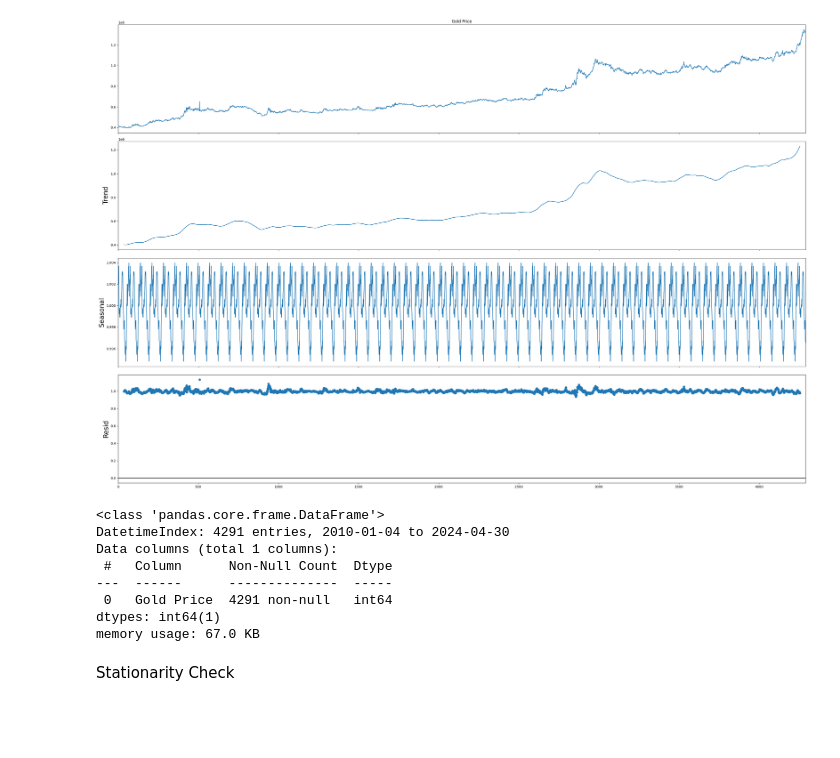
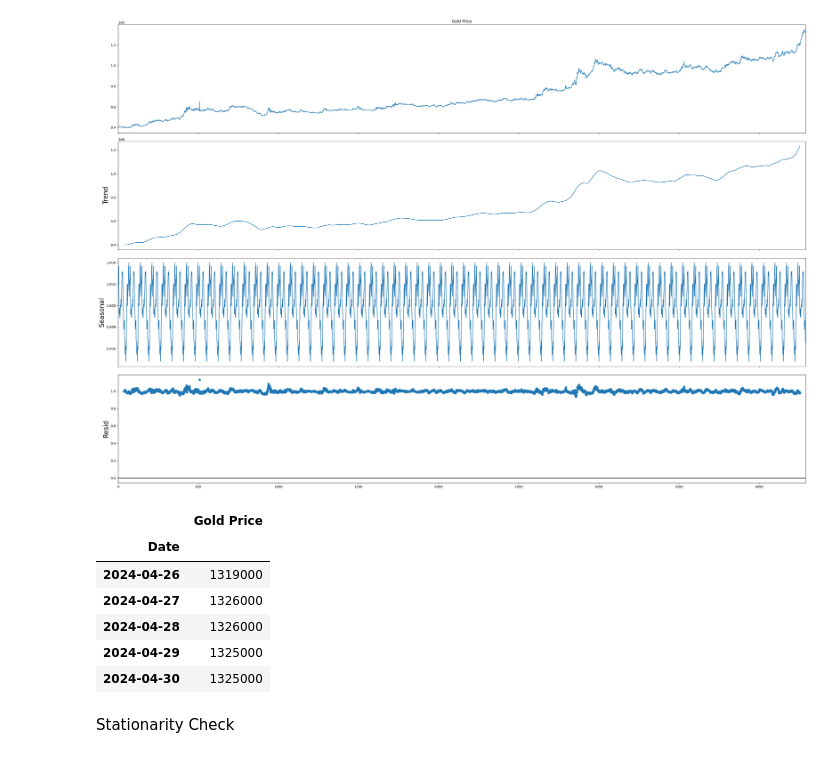
Before and after one commit to fahmiam2/antam-gold-forecasting, a Jupyter notebook: exploratory-data-analysis/notebooks/NB2_Initial_Exploration_Daily.ipynb, the cells around one changed output. Saved outputs shown, nothing was run; the diff lists cells and outputs as text; code cells hidden in the pictures; blank space fills up the shorter version.

Commit message:
Updating EDA Daily -- manipulating daily data series and seasonal period

```diff
--- a/exploratory-data-analysis/notebooks/NB2_Initial_Exploration_Daily.ipynb
+++ b/exploratory-data-analysis/notebooks/NB2_Initial_Exploration_Daily.ipynb
@@ -179,18 +180,17 @@ plt.show()
 # %%
 # lets create time series from goldprice
 timeSeries = data2.loc[:, ["Date","Gold Price"]]
 timeSeries.index = timeSeries['Date']
 ts = timeSeries.drop("Date",axis=1)
-ts.info()
+ts.tail()
 # %% [output]
-<class 'pandas.core.frame.DataFrame'>
-DatetimeIndex: 4291 entries, 2010-01-04 to 2024-04-30
-Data columns (total 1 columns):
- #   Column      Non-Null Count  Dtype
----  ------      --------------  -----
- 0   Gold Price  4291 non-null   int64
-dtypes: int64(1)
-memory usage: 67.0 KB
+|  | Gold Price |
+| Date |  |
+| 2024-04-26 | 1319000 |
+| 2024-04-27 | 1326000 |
+| 2024-04-28 | 1326000 |
+| 2024-04-29 | 1325000 |
+| 2024-04-30 | 1325000 |
 # %% [markdown]
 Stationarity Check
 # %% [markdown]
```
Also changed, not shown: parts of 2 cells of this notebook.
